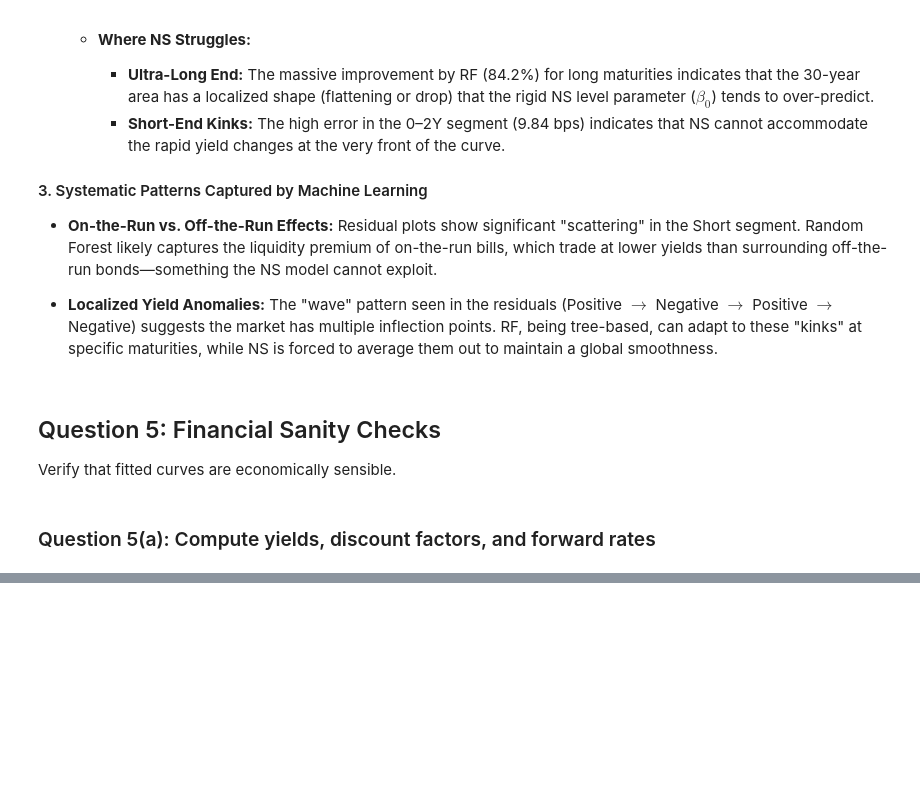
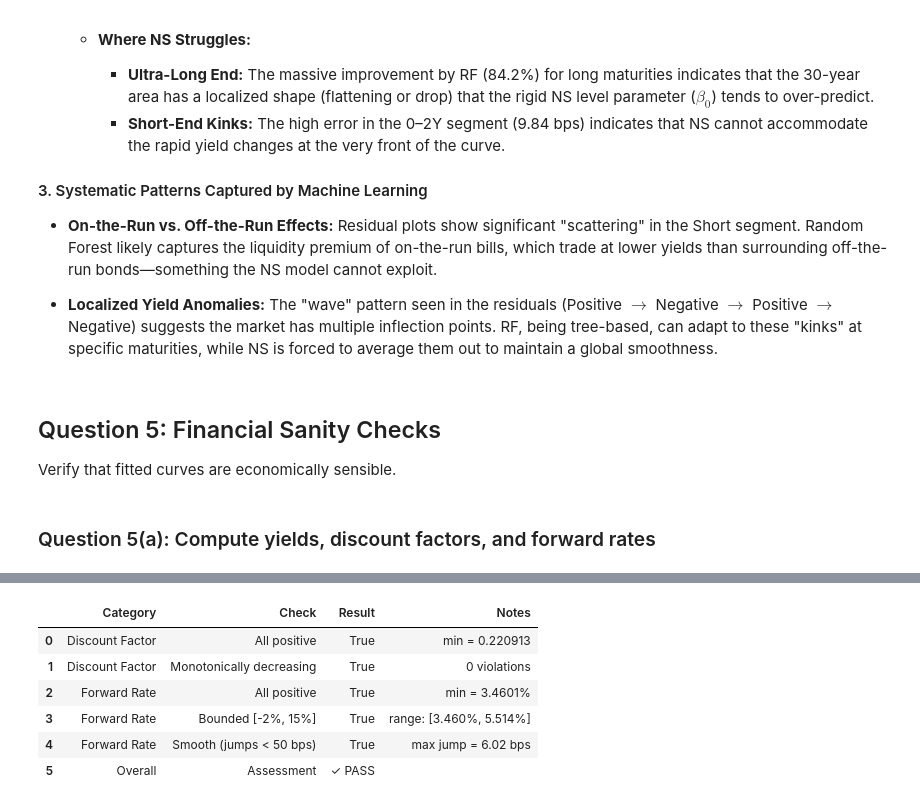
Before and after one commit to AdithSrinivasan/treasury-curve-models, a Jupyter notebook: fitting_yield_curves.ipynb, the cells around one changed output, grey strips where cells are left out. Saved outputs shown, nothing was run; the diff lists cells and outputs as text; code cells hidden in the pictures; blank space fills up the shorter version.

```diff
--- a/fitting_yield_curves.ipynb
+++ b/fitting_yield_curves.ipynb
@@ -2135,0 +2250,84 @@ Verify that fitted curves are economically sensible.
+# %%
+# Nelson-Siegel Sanity Check
+# Evaluate Nelson-Siegel yield curve
+r_ns = ns_yield(tau_dense, ns_train.beta0, ns_train.beta1, ns_train.beta2, ns_train.lam)
+
+# Run comprehensive sanity checks
+ns_checks = comprehensive_sanity_checks(tau_dense, r_ns, "Nelson-Siegel")
+
+# Prepare results for DataFrame
+results = [
+    # Discount Factor checks
+    {
+        "Category": "Discount Factor",
+        "Check": "All positive",
+        "Result": ns_checks["df_all_positive"],
+        "Notes": f"min = {ns_checks['df_min']:.6f}",
+    },
+    {
+        "Category": "Discount Factor",
+        "Check": "Monotonically decreasing",
+        "Result": ns_checks["df_monotonic_decreasing"],
+        "Notes": f"{ns_checks['df_violations_decreasing']} violations",
+    },
+    # Forward Rate checks
+    {
+        "Category": "Forward Rate",
+        "Check": "All positive",
+        "Result": ns_checks["fwd_all_positive"],
+        "Notes": f"min = {ns_checks['fwd_min']*100:.4f}%",
+    },
+    {
+        "Category": "Forward Rate",
+        "Check": "Bounded [-2%, 15%]",
+        "Result": ns_checks["fwd_bounded"],
+        "Notes": (
+            f"range: [{ns_checks['fwd_range'][0]*100:.3f}%, "
+            f"{ns_checks['fwd_range'][1]*100:.3f}%]"
+        ),
+    },
+    {
+        "Category": "Forward Rate",
+        "Check": "Smooth (jumps < 50 bps)",
+        "Result": ns_checks["fwd_smooth"],
+        "Notes": f"max jump = {ns_checks['fwd_max_jump_bps']:.2f} bps",
+    },
+    # Additional notes for negative rates or large jumps if present
+]
+
+if not ns_checks["fwd_all_positive"]:
+    results.append(
+        {
+            "Category": "Forward Rate",
+            "Check": "Negative forward rates detected",
+            "Result": False,
+            "Notes": f"{ns_checks['fwd_n_negative']} rates < 0",
+        }
+    )
+
+if not ns_checks["fwd_smooth"]:
+    results.append(
+        {
+            "Category": "Forward Rate",
+            "Check": "Large forward rate jumps",
+            "Result": False,
+            "Notes": f"{ns_checks['fwd_n_large_jumps']} jumps > 50 bps",
+        }
+    )
+
+# Overall Assessment row
+results.append(
+    {
+        "Category": "Overall",
+        "Check": "Assessment",
+        "Result": "✓ PASS" if ns_checks["all_checks_pass"] else "✗ FAIL",
+        "Notes": "",
+    }
+)
+
+# Create and display DataFrame
+df_ns_checks = pd.DataFrame(results)
+df_ns_checks = df_ns_checks[["Category", "Check", "Result", "Notes"]]
+df_ns_checks_styled = df_ns_checks.style.set_caption("Nelson-Siegel Sanity Checks Summary")
+df_ns_checks_styled
+# %% [output]
@@ -2135,0 +2335,7 @@ Verify that fitted curves are economically sensible.
+|  | Category | Check | Result | Notes |
+| 0 | Discount Factor | All positive | True | min = 0.220913 |
+| 1 | Discount Factor | Monotonically decreasing | True | 0 violations |
+| 2 | Forward Rate | All positive | True | min = 3.4601% |
+| 3 | Forward Rate | Bounded [-2%, 15%] | True | range: [3.460%, 5.514%] |
+| 4 | Forward Rate | Smooth (jumps < 50 bps) | True | max jump = 6.02 bps |
+| 5 | Overall | Assessment | ✓ PASS |  |
```
Also changed, not shown: parts of 13 cells of this notebook.
